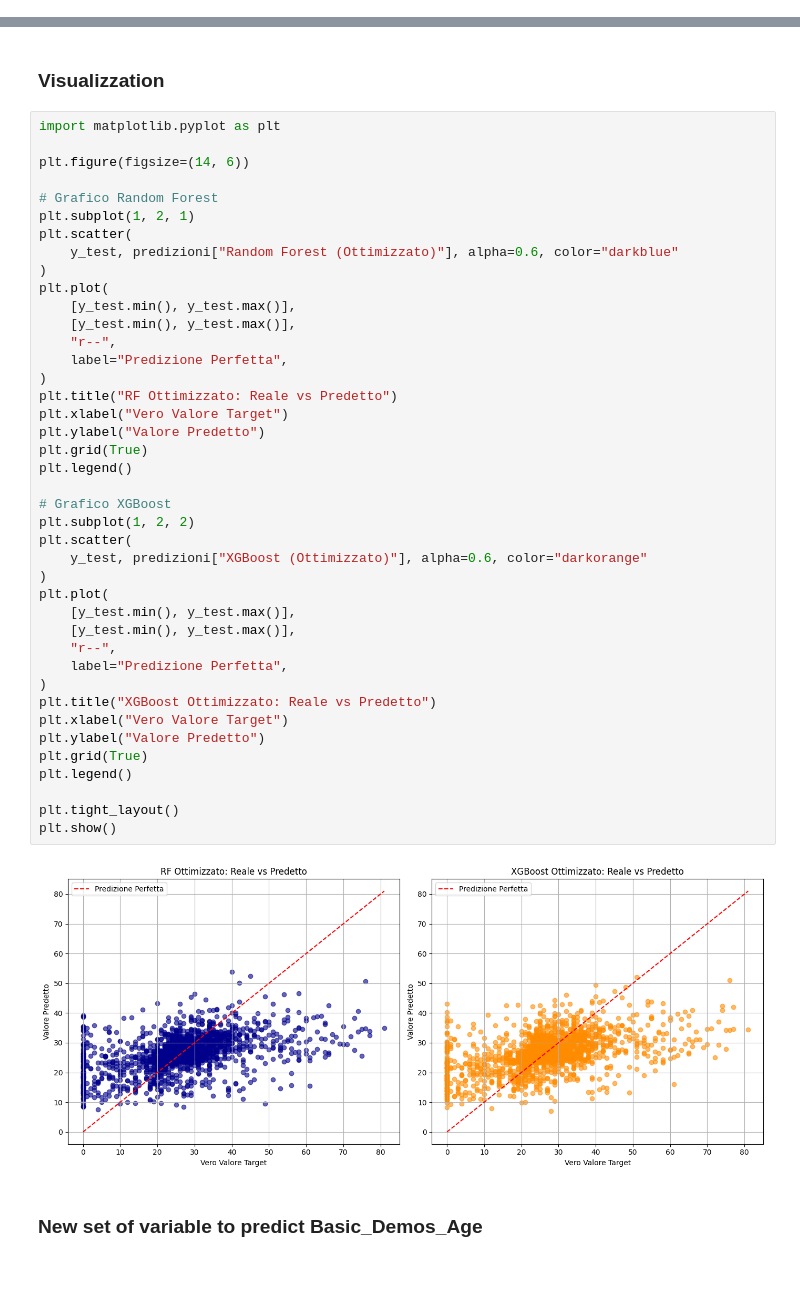
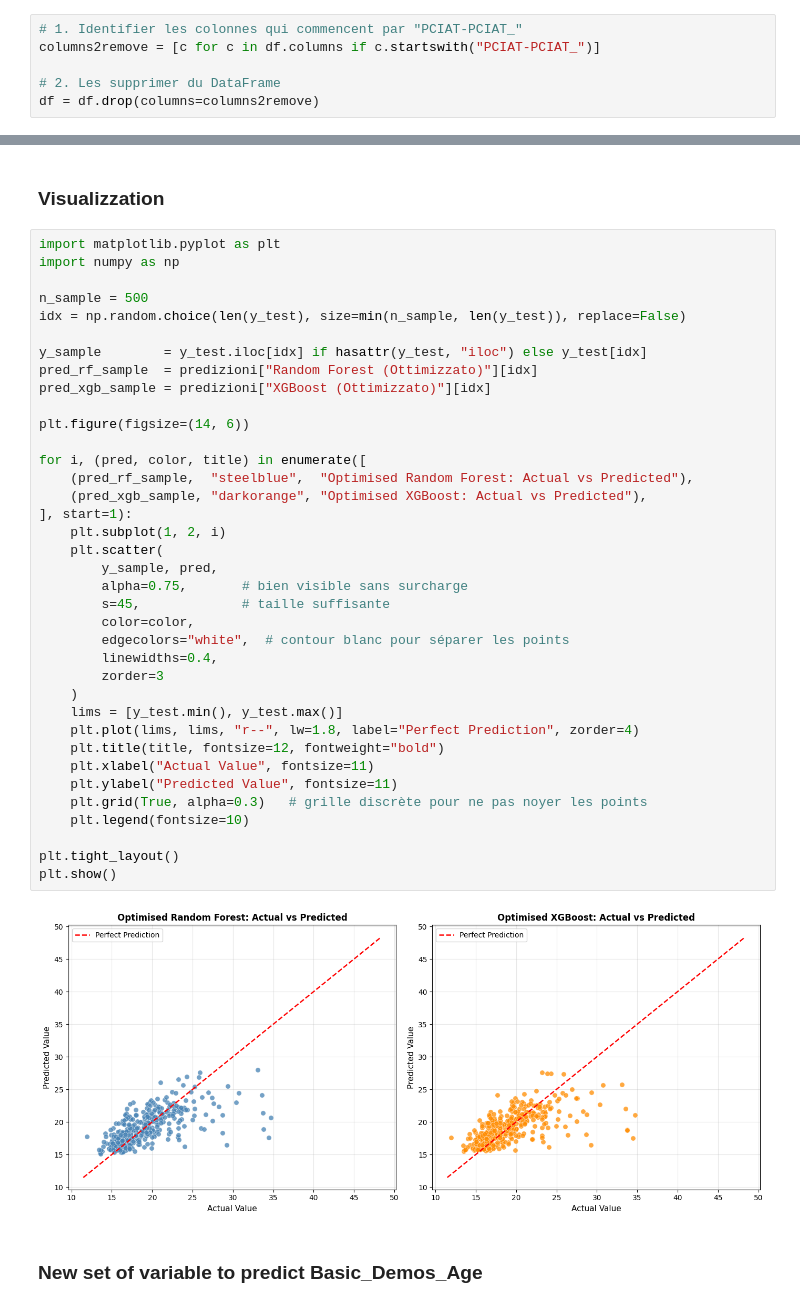
Before and after one commit to kilomo12/Data_Mining_project2, a Jupyter notebook: Advanced_regression.ipynb, the cells around one changed output, grey strips where cells are left out. Drawn from its saved outputs; the diff is of its cells as text; blank space fills up the shorter version.

Commit message:
Update data mining project files

```diff
--- a/Advanced_regression.ipynb
+++ b/Advanced_regression.ipynb
@@ -43,5 +43,11 @@ def encoder_labels_categoriques(df):
     return df_encode
 # %%
 df = encoder_labels_categoriques(df_copy)
+# %%
+# 1. Identifier les colonnes qui commencent par "PCIAT-PCIAT_"
+columns2remove = [c for c in df.columns if c.startswith("PCIAT-PCIAT_")]
+
+# 2. Les supprimer du DataFrame
+df = df.drop(columns=columns2remove)
 # %% [markdown]
 ### Data preparation & Split
@@ -314,47 +338,43 @@ Random Forest (Ottimizzato) 6.26 9.97 0.2300
 ### Visualizzation
 # %%
 import matplotlib.pyplot as plt
+import numpy as np
+
+n_sample = 500
+idx = np.random.choice(len(y_test), size=min(n_sample, len(y_test)), replace=False)
+
+y_sample        = y_test.iloc[idx] if hasattr(y_test, "iloc") else y_test[idx]
+pred_rf_sample  = predizioni["Random Forest (Ottimizzato)"][idx]
+pred_xgb_sample = predizioni["XGBoost (Ottimizzato)"][idx]
 
 plt.figure(figsize=(14, 6))
 
-# Grafico Random Forest
-plt.subplot(1, 2, 1)
-plt.scatter(
-    y_test, predizioni["Random Forest (Ottimizzato)"], alpha=0.6, color="darkblue"
-)
-plt.plot(
-    [y_test.min(), y_test.max()],
-    [y_test.min(), y_test.max()],
-    "r--",
-    label="Predizione Perfetta",
-)
-plt.title("RF Ottimizzato: Reale vs Predetto")
-plt.xlabel("Vero Valore Target")
-plt.ylabel("Valore Predetto")
-plt.grid(True)
-plt.legend()
-
-# Grafico XGBoost
-plt.subplot(1, 2, 2)
-plt.scatter(
-    y_test, predizioni["XGBoost (Ottimizzato)"], alpha=0.6, color="darkorange"
-)
-plt.plot(
-    [y_test.min(), y_test.max()],
-    [y_test.min(), y_test.max()],
-    "r--",
-    label="Predizione Perfetta",
-)
-plt.title("XGBoost Ottimizzato: Reale vs Predetto")
-plt.xlabel("Vero Valore Target")
-plt.ylabel("Valore Predetto")
-plt.grid(True)
-plt.legend()
+for i, (pred, color, title) in enumerate([
+    (pred_rf_sample,  "steelblue",  "Optimised Random Forest: Actual vs Predicted"),
+    (pred_xgb_sample, "darkorange", "Optimised XGBoost: Actual vs Predicted"),
+], start=1):
+    plt.subplot(1, 2, i)
+    plt.scatter(
+        y_sample, pred,
+        alpha=0.75,       # bien visible sans surcharge
+        s=45,             # taille suffisante
+        color=color,
+        edgecolors="white",  # contour blanc pour séparer les points
+        linewidths=0.4,
+        zorder=3
+    )
+    lims = [y_test.min(), y_test.max()]
+    plt.plot(lims, lims, "r--", lw=1.8, label="Perfect Prediction", zorder=4)
+    plt.title(title, fontsize=12, fontweight="bold")
+    plt.xlabel("Actual Value", fontsize=11)
+    plt.ylabel("Predicted Value", fontsize=11)
+    plt.grid(True, alpha=0.3)   # grille discrète pour ne pas noyer les points
+    plt.legend(fontsize=10)
 
 plt.tight_layout()
 plt.show()
 # %% [output]
-[figure, old version]
+[figure, new version]
 # %% [markdown]
 ### New set of variable to predict Basic_Demos_Age
 # %%
```
Also changed, not shown: parts of 21 cells of this notebook, 13 other files.
